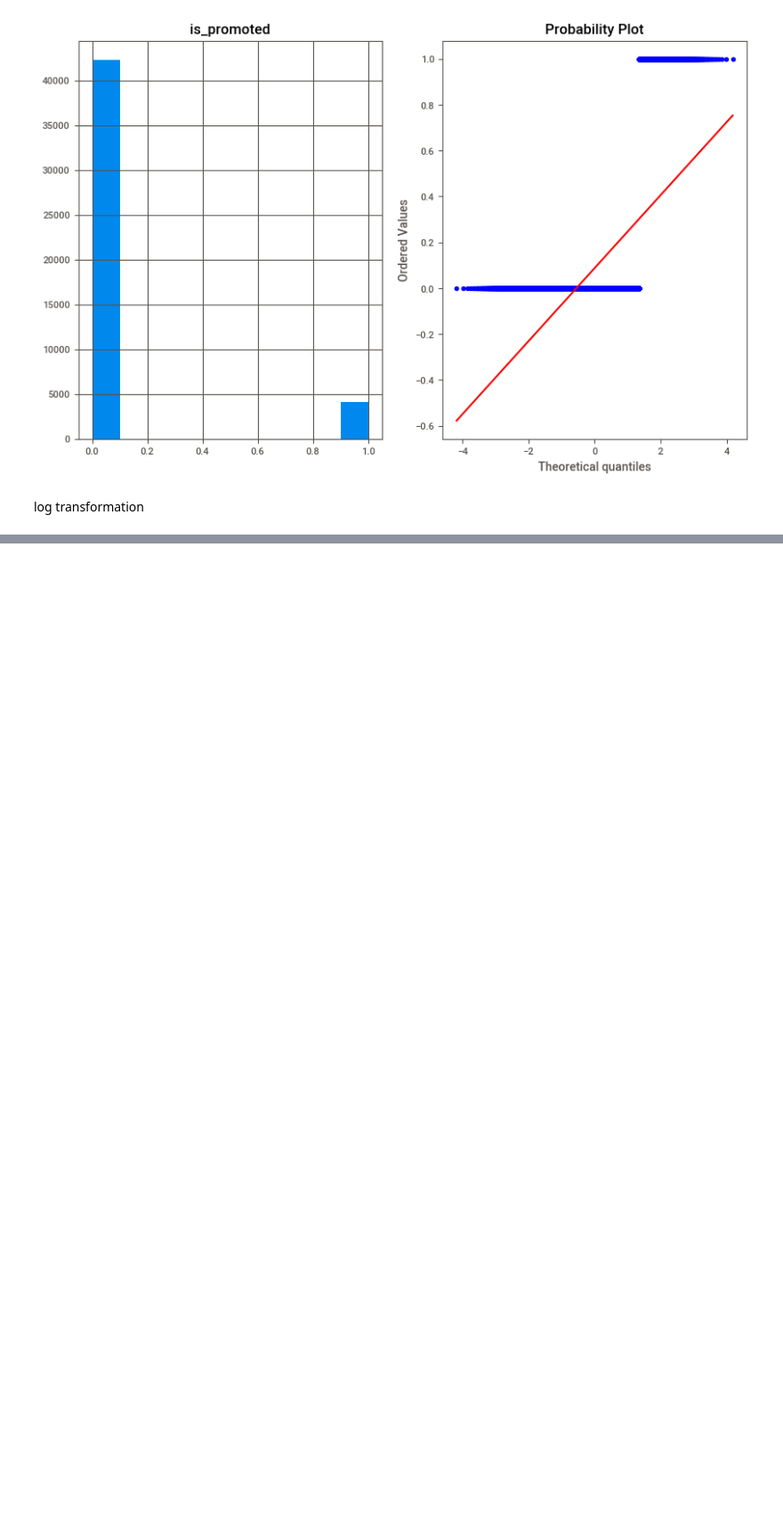
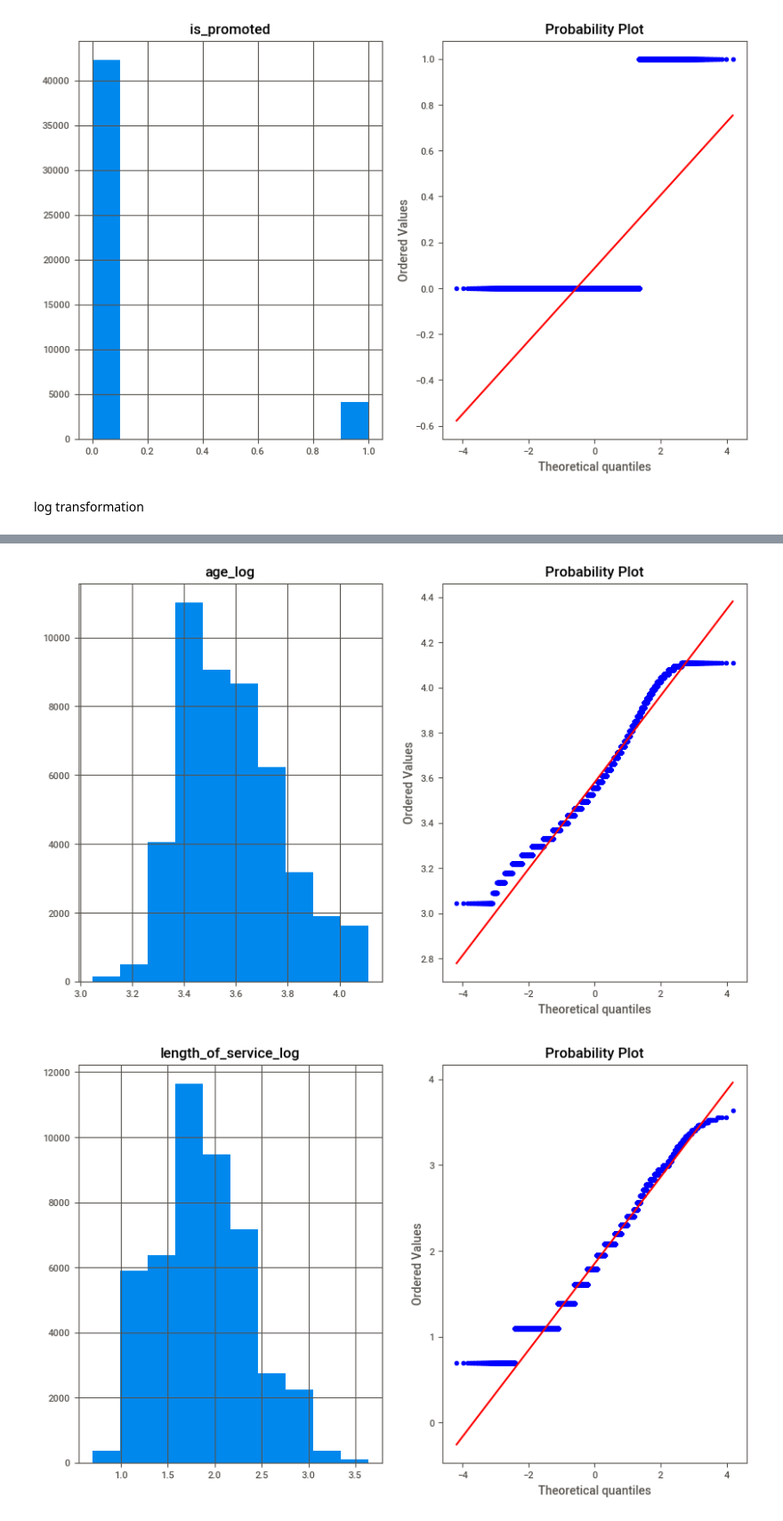
Before and after one commit to ShoaibHoque/Employee_Promotion_using_AutoML, a Jupyter notebook: Employee_Promotion_prediction.ipynb, the cells around one changed output, grey strips where cells are left out. Shown at 89% size. Saved outputs shown, nothing was run; the diff lists cells and outputs as text; code cells hidden in the pictures; blank space fills up the shorter version.

```diff
--- a/Employee_Promotion_prediction.ipynb
+++ b/Employee_Promotion_prediction.ipynb
@@ -217,0 +255,6 @@ log transformation
+# %%
+for feature in log_columns:
+    plot_curve(data, feature)
+# %% [output]
+[figure, added]
+[figure, added]
```
Also changed, not shown: parts of 21 cells of this notebook.
